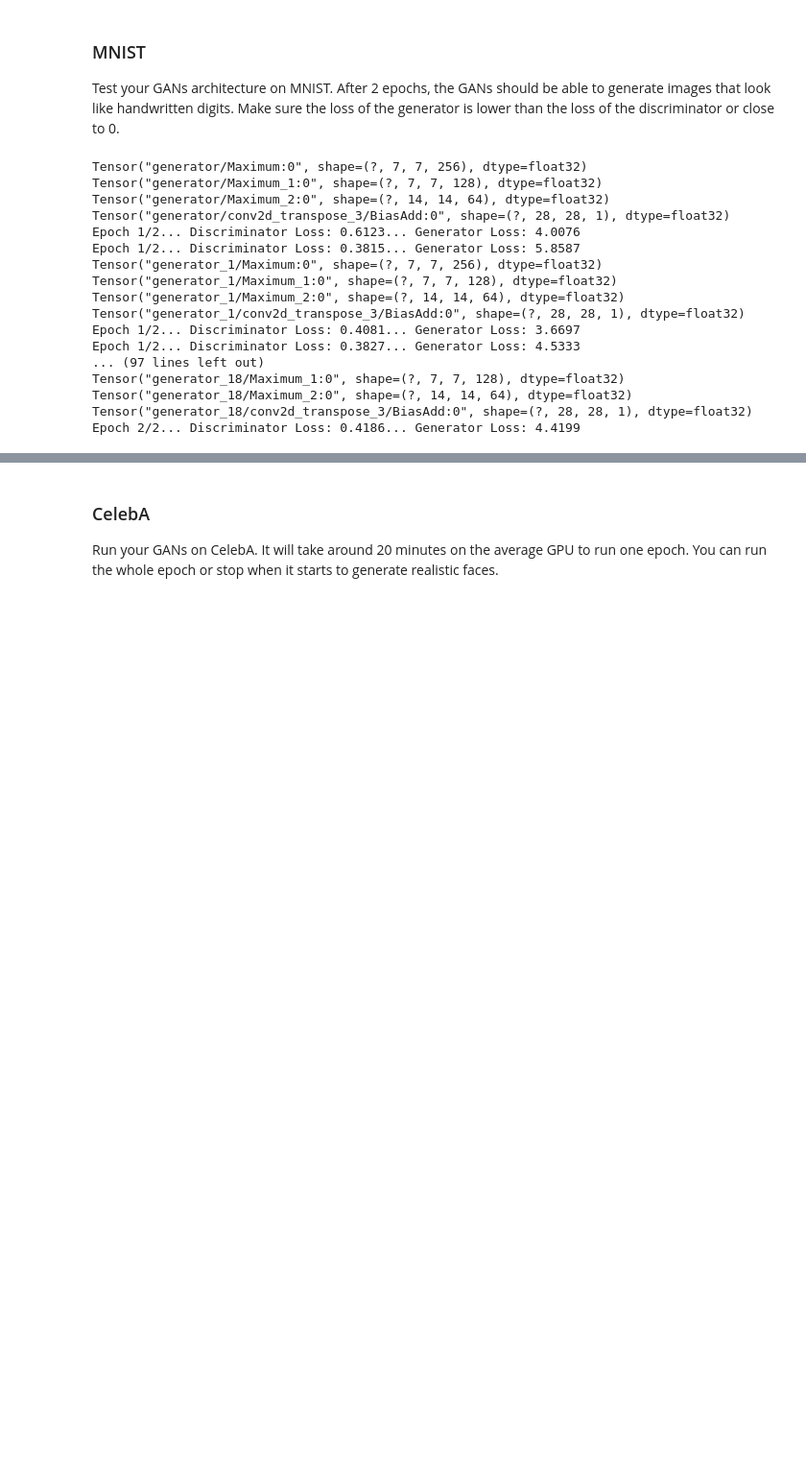
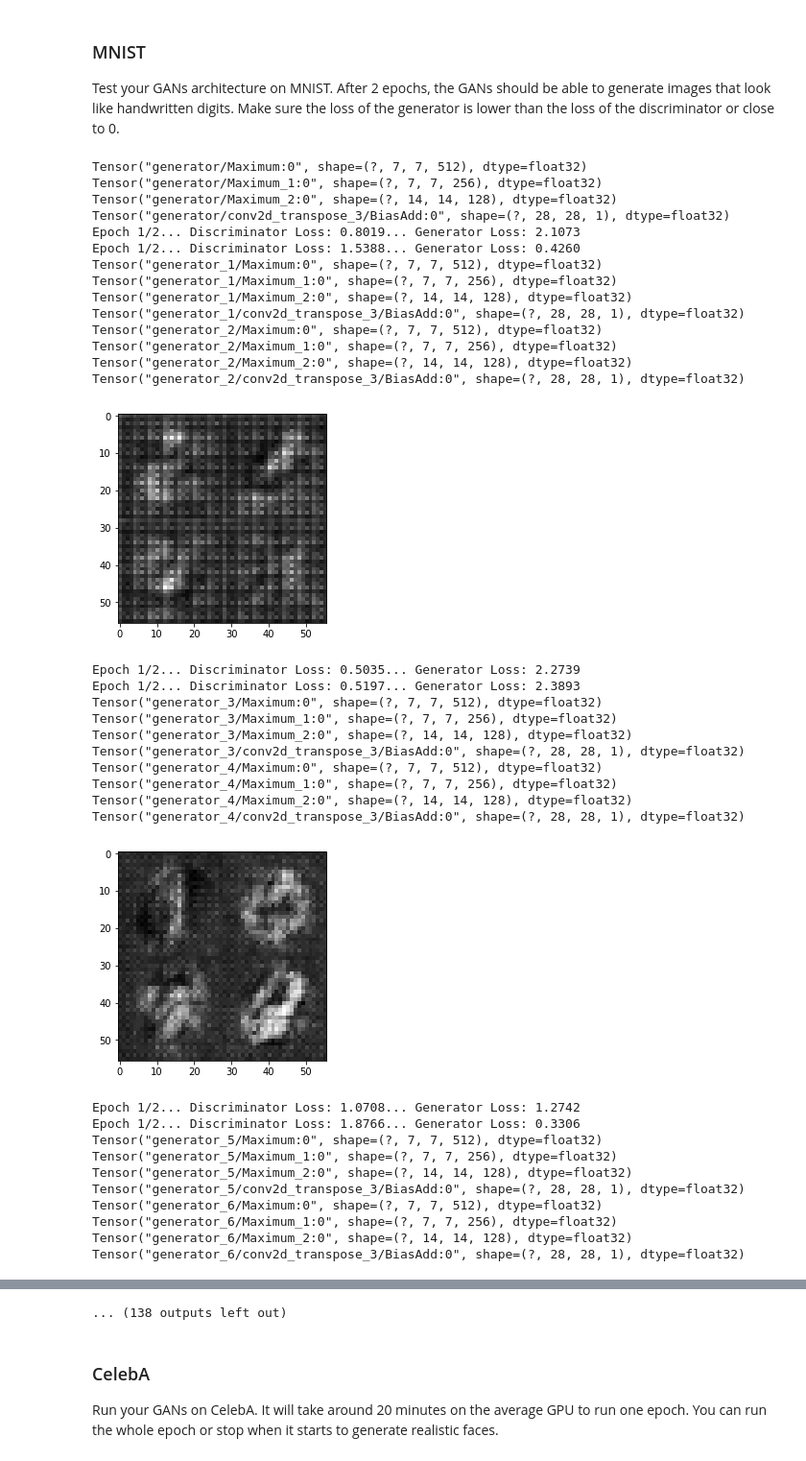
Before and after one commit to cfung/deep_learning, a Jupyter notebook: project5_generate_faces/dlnd_face_generation.ipynb, the cells around one changed output, grey strips where cells are left out. Shown at 96% size. Drawn from its saved outputs; the diff is of its cells as text; code cells hidden in the pictures; blank space fills up the shorter version.

```diff
--- a/project5_generate_faces/dlnd_face_generation.ipynb
+++ b/project5_generate_faces/dlnd_face_generation.ipynb
@@ -187,20 +187,20 @@ def generator(z, out_channel_dim, is_train=True):
 
         alpha=0.2
 
-        fc1 = tf.layers.dense(z, 7*7*256)
+        fc1 = tf.layers.dense(z, 7*7*512)
 
 
-        x1 = tf.reshape(fc1, (-1, 7, 7, 256))
+        x1 = tf.reshape(fc1, (-1, 7, 7, 512))
         x1 = tf.layers.batch_normalization(x1, training=is_train)
         x1 = tf.maximum(alpha * x1, x1)
         print (x1)
 
-        x2 = tf.layers.conv2d_transpose(x1, 128, 1, strides=1, padding='SAME')
+        x2 = tf.layers.conv2d_transpose(x1, 256, 1, strides=1, padding='SAME')
         x2 = tf.layers.batch_normalization (x2, training=is_train)
         x2 = tf.maximum(alpha * x2, x2)
         print (x2)
 
-        x3 = tf.layers.conv2d_transpose(x2, 64, 3, strides=2, padding ='SAME')
+        x3 = tf.layers.conv2d_transpose(x2, 128, 3, strides=2, padding ='SAME')
         x3 = tf.layers.batch_normalization(x3, training=is_train)
         x3 = tf.maximum(alpha * x3, x3)
         print (x3)
@@ -394,6 +394,8 @@ def train(epoch_count, batch_size, z_dim, learning_rate, beta1, get_batches, dat
                                    generator(input_z, data_shape[3], is_train=False),
                                    feed_dict={input_z: sample_z})
                     samples.append(gen_samples)
+                    # show_generator_output(sess, n_images, input_z, out_channel_dim, image_mode):
+                    show_generator_output(sess, 5, tf.convert_to_tensor(input_z), data_shape[3], data_image_mode)
                     #_ = view_samples(-1, samples, 6, 12, figsize=figsize)
                     #plt.show()
 
@@ -407,36 +409,55 @@ def train(epoch_count, batch_size, z_dim, learning_rate, beta1, get_batches, dat
 ### MNIST
 Test your GANs architecture on MNIST.  After 2 epochs, the GANs should be able to generate images that look like handwritten digits.  Make sure the loss of the generator is lower than the loss of the discriminator or close to 0.
 # %%
-batch_size = 64
+batch_size = 16  #Try reducing batch_size to (~16 to 32)
 z_dim = 100
-learning_rate = 0.001
-beta1 = 0.9
+learning_rate = 0.0005  #DCGAN with this architectural structure remains stable with lr between 0.0001 and 0.0008
+beta1 = 0.5  #The beta1 is too high. Values like 0.3 to 0.5 have shown to get best results.
 
 
 """
 DON'T MODIFY ANYTHING IN THIS CELL THAT IS BELOW THIS LINE
 """
 epochs = 2
 
 mnist_dataset = helper.Dataset('mnist', glob(os.path.join(data_dir, 'mnist/*.jpg')))
 with tf.Graph().as_default():
     train(epochs, batch_size, z_dim, learning_rate, beta1, mnist_dataset.get_batches,
           mnist_dataset.shape, mnist_dataset.image_mode)
 # %% [output]
-Tensor("generator/Maximum:0", shape=(?, 7, 7, 256), dtype=float32)
-Tensor("generator/Maximum_1:0", shape=(?, 7, 7, 128), dtype=float32)
-Tensor("generator/Maximum_2:0", shape=(?, 14, 14, 64), dtype=float32)
+Tensor("generator/Maximum:0", shape=(?, 7, 7, 512), dtype=float32)
+Tensor("generator/Maximum_1:0", shape=(?, 7, 7, 256), dtype=float32)
+Tensor("generator/Maximum_2:0", shape=(?, 14, 14, 128), dtype=float32)
 Tensor("generator/conv2d_transpose_3/BiasAdd:0", shape=(?, 28, 28, 1), dtype=float32)
-Epoch 1/2... Discriminator Loss: 0.6123... Generator Loss: 4.0076
-Epoch 1/2... Discriminator Loss: 0.3815... Generator Loss: 5.8587
-Tensor("generator_1/Maximum:0", shape=(?, 7, 7, 256), dtype=float32)
-Tensor("generator_1/Maximum_1:0", shape=(?, 7, 7, 128), dtype=float32)
-Tensor("generator_1/Maximum_2:0", shape=(?, 14, 14, 64), dtype=float32)
+Epoch 1/2... Discriminator Loss: 0.8019... Generator Loss: 2.1073
+Epoch 1/2... Discriminator Loss: 1.5388... Generator Loss: 0.4260
+Tensor("generator_1/Maximum:0", shape=(?, 7, 7, 512), dtype=float32)
+Tensor("generator_1/Maximum_1:0", shape=(?, 7, 7, 256), dtype=float32)
+Tensor("generator_1/Maximum_2:0", shape=(?, 14, 14, 128), dtype=float32)
 Tensor("generator_1/conv2d_transpose_3/BiasAdd:0", shape=(?, 28, 28, 1), dtype=float32)
-Epoch 1/2... Discriminator Loss: 0.4081... Generator Loss: 3.6697
-Epoch 1/2... Discriminator Loss: 0.3827... Generator Loss: 4.5333
-... (97 lines left out)
-Tensor("generator_18/Maximum_1:0", shape=(?, 7, 7, 128), dtype=float32)
-Tensor("generator_18/Maximum_2:0", shape=(?, 14, 14, 64), dtype=float32)
-Tensor("generator_18/conv2d_transpose_3/BiasAdd:0", shape=(?, 28, 28, 1), dtype=float32)
-Epoch 2/2... Discriminator Loss: 0.4186... Generator Loss: 4.4199
+Tensor("generator_2/Maximum:0", shape=(?, 7, 7, 512), dtype=float32)
+Tensor("generator_2/Maximum_1:0", shape=(?, 7, 7, 256), dtype=float32)
+Tensor("generator_2/Maximum_2:0", shape=(?, 14, 14, 128), dtype=float32)
+Tensor("generator_2/conv2d_transpose_3/BiasAdd:0", shape=(?, 28, 28, 1), dtype=float32)
+[figure, added]
+Epoch 1/2... Discriminator Loss: 0.5035... Generator Loss: 2.2739
+Epoch 1/2... Discriminator Loss: 0.5197... Generator Loss: 2.3893
+Tensor("generator_3/Maximum:0", shape=(?, 7, 7, 512), dtype=float32)
+Tensor("generator_3/Maximum_1:0", shape=(?, 7, 7, 256), dtype=float32)
+Tensor("generator_3/Maximum_2:0", shape=(?, 14, 14, 128), dtype=float32)
+Tensor("generator_3/conv2d_transpose_3/BiasAdd:0", shape=(?, 28, 28, 1), dtype=float32)
+Tensor("generator_4/Maximum:0", shape=(?, 7, 7, 512), dtype=float32)
+Tensor("generator_4/Maximum_1:0", shape=(?, 7, 7, 256), dtype=float32)
+Tensor("generator_4/Maximum_2:0", shape=(?, 14, 14, 128), dtype=float32)
+Tensor("generator_4/conv2d_transpose_3/BiasAdd:0", shape=(?, 28, 28, 1), dtype=float32)
+[figure, added]
+Epoch 1/2... Discriminator Loss: 1.0708... Generator Loss: 1.2742
+Epoch 1/2... Discriminator Loss: 1.8766... Generator Loss: 0.3306
+Tensor("generator_5/Maximum:0", shape=(?, 7, 7, 512), dtype=float32)
+Tensor("generator_5/Maximum_1:0", shape=(?, 7, 7, 256), dtype=float32)
+Tensor("generator_5/Maximum_2:0", shape=(?, 14, 14, 128), dtype=float32)
+Tensor("generator_5/conv2d_transpose_3/BiasAdd:0", shape=(?, 28, 28, 1), dtype=float32)
+Tensor("generator_6/Maximum:0", shape=(?, 7, 7, 512), dtype=float32)
+Tensor("generator_6/Maximum_1:0", shape=(?, 7, 7, 256), dtype=float32)
+Tensor("generator_6/Maximum_2:0", shape=(?, 14, 14, 128), dtype=float32)
+Tensor("generator_6/conv2d_transpose_3/BiasAdd:0", shape=(?, 28, 28, 1), dtype=float32)
@@ -443,3 +498,4 @@ Epoch 2/2... Discriminator Loss: 0.4186... Generator Loss: 4.4199
+... (138 outputs left out)
 # %% [markdown]
 ### CelebA
 Run your GANs on CelebA.  It will take around 20 minutes on the average GPU to run one epoch.  You can run the whole epoch or stop when it starts to generate realistic faces.
```
Also changed, not shown: parts of 4 cells of this notebook, 1 other file.
